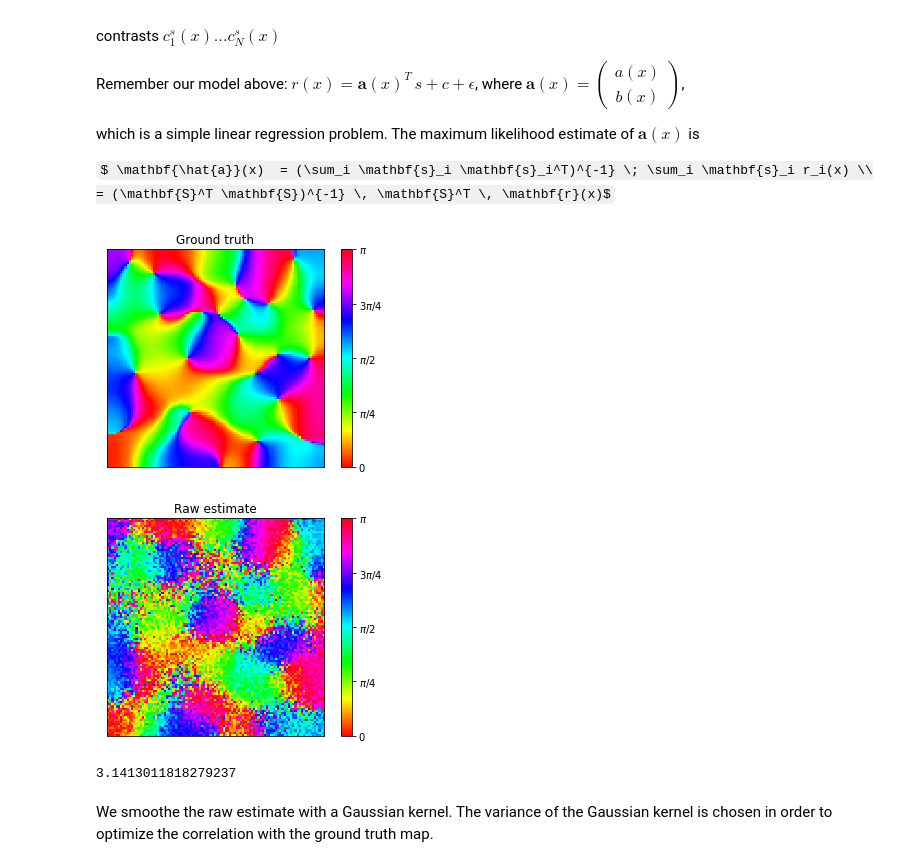
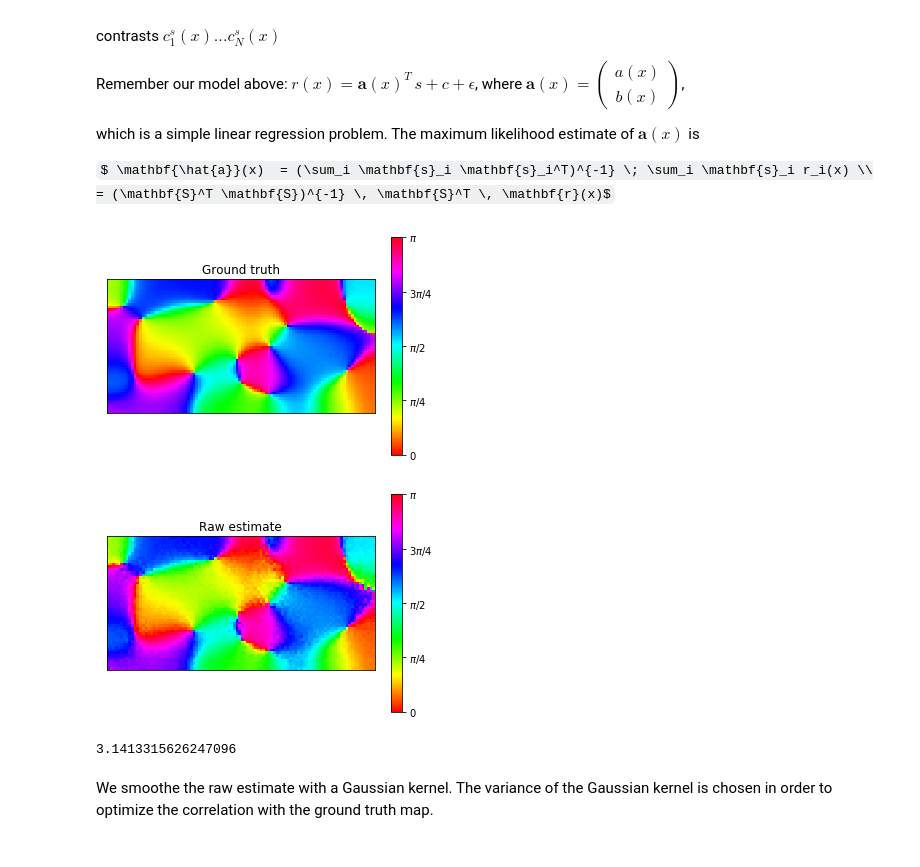
Before and after one commit to mackelab/gp-maps-python, a Jupyter notebook: OPM.ipynb, the cells around one changed output. Drawn from its saved outputs; the diff is of its cells as text; code cells hidden in the pictures; some formulas as TeX source.

```diff
--- a/OPM.ipynb
+++ b/OPM.ipynb
@@ -28,7 +28,7 @@ where $A(x)$ is the absolute value of $m(x)$ and $2 \theta(x)$ is the argument o
 
 The pinwheels are detected as zero-crossings of the real and imaginary parts of the map.
 # %%
-m = make_opm(size=100, sigma=8.)
+m = make_opm(size=(50, 100), sigma=8.)
 
 f, ax = plot_opm(m)
 plot_pinwheels(m, ax)
@@ -128,26 +128,26 @@ $ \mathbf{\hat{a}}(x)  = (\sum_i \mathbf{s}_i \mathbf{s}_i^T)^{-1} \; \sum_i \ma
 # %%
 # least squares estimate of real and imaginary components of the map
 AB = np.linalg.inv(S.T @ S) @ S.T @ R
 
 # compute the complex map
-a_hat = AB[0].reshape(100,100)
-b_hat = AB[1].reshape(100,100)
-c_hat = AB[2].reshape(100,100)
+a_hat = AB[0].reshape(50,100)
+b_hat = AB[1].reshape(50,100)
+c_hat = AB[2].reshape(50,100)
 m_hat = a_hat + 1j * b_hat
 
 
 # plot ground truth
 plot_opm(m, title='Ground truth')
 plt.show()
 
 plot_opm(m_hat, title='Raw estimate')
 plt.show()
 
 ((np.angle(m_hat) + np.pi) / 2).max()
 # %% [output]
-[figure, old version]
+[figure, new version]
-[figure, old version]
+[figure, new version]
-3.1413011818279237
+3.1413315626247096
 # %% [markdown]
 We smoothe the raw estimate with a Gaussian kernel. The variance of the Gaussian kernel is chosen in order to optimize the correlation with the ground truth map.
 # %%
```
Also changed, not shown: parts of 5 cells of this notebook, 1 other file.
